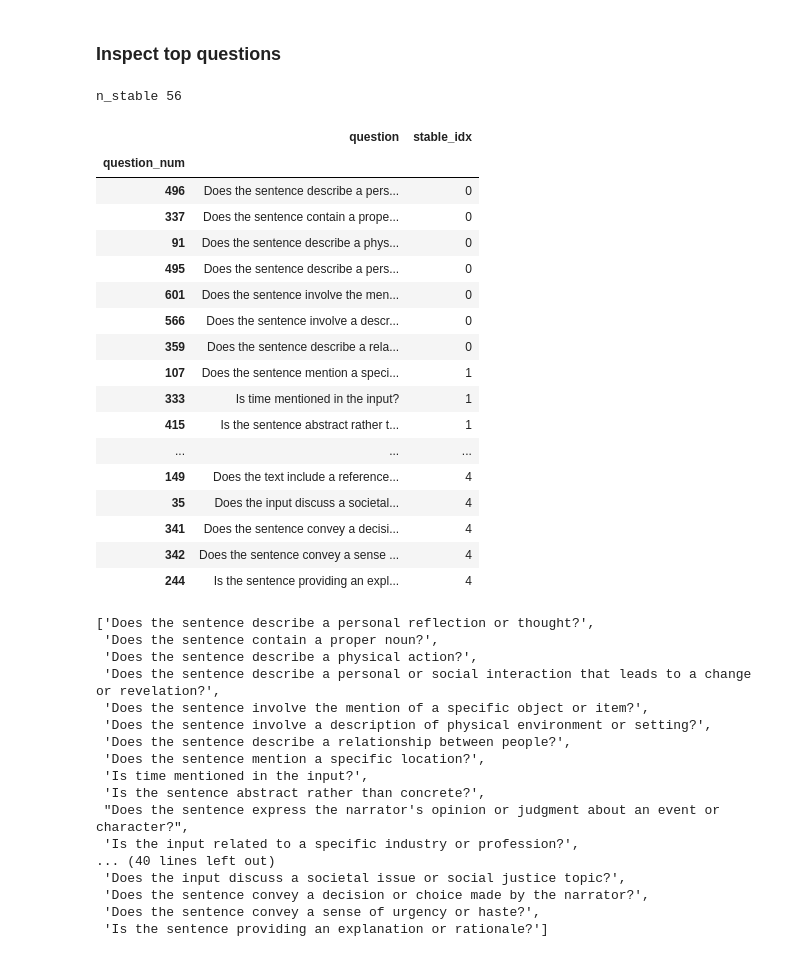
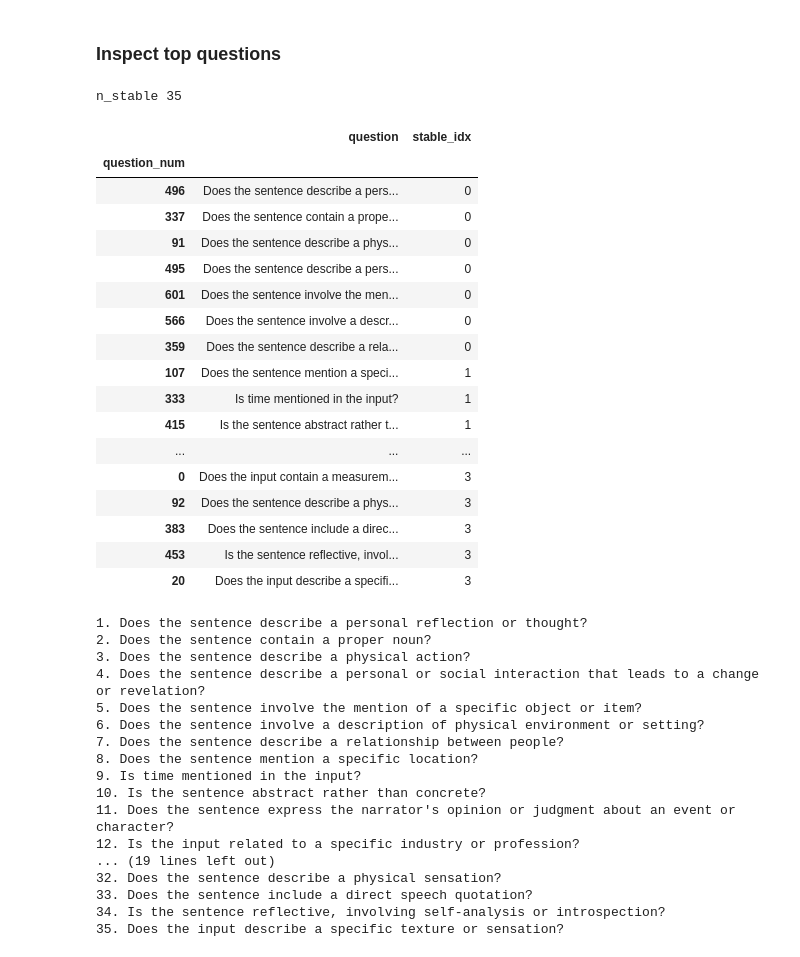
Before and after one commit to csinva/fmri, a Jupyter notebook: notebooks/04_sparse_stable_feats.ipynb, the cells around one changed output. Cells and saved outputs as stored; diff of their text form; code cells hidden in the pictures.

```diff
--- a/notebooks/04_sparse_stable_feats.ipynb
+++ b/notebooks/04_sparse_stable_feats.ipynb
@@ -163,63 +163,66 @@ for i in range(5):
 ### Inspect top questions
 # %%
 questions = np.array(get_merged_questions_v3_boostexamples())
-i_best = 4
+i_best = 3
 # qs_best = sorted(questions[list(coefs_stable_dict.values())[i_best]].tolist())
 # len(qs_best), qs_best
 
 df = pd.DataFrame(questions)
 df.index.name = 'question_num'
 df.rename(columns={0: 'question'}, inplace=True)
 df['stable_idx'] = 10
 coefs_stable_vals = list(coefs_stable_dict.values())
 for i in range(len(coefs_stable_vals) - 1, -1, -1):
     df.loc[coefs_stable_vals[i], 'stable_idx'] = i
 df = df.sort_values(by='stable_idx')
 d_stable = df[df.stable_idx <= i_best]
 print('n_stable', len(d_stable))
 
 # display full questions no truncation
 with pd.option_context('display.max_rows', None, 'display.max_columns', None, 'display.max_colwidth', None):
     display(d_stable)
 
-d_stable.question.values.tolist()
+d_stable_list = d_stable.question.values.tolist()
+# print as numbered list
+for i, q in enumerate(d_stable_list):
+    print(f'{i + 1}. {q}')
 # %% [output]
-n_stable 56
+n_stable 35
 |  | question | stable_idx |
 | question_num |  |  |
 | 496 | Does the sentence describe a pers... | 0 |
 | 337 | Does the sentence contain a prope... | 0 |
 | 91 | Does the sentence describe a phys... | 0 |
 | 495 | Does the sentence describe a pers... | 0 |
 | 601 | Does the sentence involve the men... | 0 |
 | 566 | Does the sentence involve a descr... | 0 |
 | 359 | Does the sentence describe a rela... | 0 |
 | 107 | Does the sentence mention a speci... | 1 |
 | 333 | Is time mentioned in the input? | 1 |
 | 415 | Is the sentence abstract rather t... | 1 |
 | ... | ... | ... |
-| 149 | Does the text include a reference... | 4 |
-| 35 | Does the input discuss a societal... | 4 |
-| 341 | Does the sentence convey a decisi... | 4 |
-| 342 | Does the sentence convey a sense ... | 4 |
-| 244 | Is the sentence providing an expl... | 4 |
+| 0 | Does the input contain a measurem... | 3 |
+| 92 | Does the sentence describe a phys... | 3 |
+| 383 | Does the sentence include a direc... | 3 |
+| 453 | Is the sentence reflective, invol... | 3 |
+| 20 | Does the input describe a specifi... | 3 |
-['Does the sentence describe a personal reflection or thought?',
- 'Does the sentence contain a proper noun?',
- 'Does the sentence describe a physical action?',
- 'Does the sentence describe a personal or social interaction that leads to a change or revelation?',
- 'Does the sentence involve the mention of a specific object or item?',
- 'Does the sentence involve a description of physical environment or setting?',
- 'Does the sentence describe a relationship between people?',
- 'Does the sentence mention a specific location?',
- 'Is time mentioned in the input?',
- 'Is the sentence abstract rather than concrete?',
- "Does the sentence express the narrator's opinion or judgment about an event or character?",
- 'Is the input related to a specific industry or profession?',
-... (40 lines left out)
- 'Does the input discuss a societal issue or social justice topic?',
- 'Does the sentence convey a decision or choice made by the narrator?',
- 'Does the sentence convey a sense of urgency or haste?',
- 'Is the sentence providing an explanation or rationale?']
+1. Does the sentence describe a personal reflection or thought?
+2. Does the sentence contain a proper noun?
+3. Does the sentence describe a physical action?
+4. Does the sentence describe a personal or social interaction that leads to a change or revelation?
+5. Does the sentence involve the mention of a specific object or item?
+6. Does the sentence involve a description of physical environment or setting?
+7. Does the sentence describe a relationship between people?
+8. Does the sentence mention a specific location?
+9. Is time mentioned in the input?
+10. Is the sentence abstract rather than concrete?
+11. Does the sentence express the narrator's opinion or judgment about an event or character?
+12. Is the input related to a specific industry or profession?
+... (19 lines left out)
+32. Does the sentence describe a physical sensation?
+33. Does the sentence include a direct speech quotation?
+34. Is the sentence reflective, involving self-analysis or introspection?
+35. Does the input describe a specific texture or sensation?
 # %%
 # export as string
 s = ''
```
Also changed, not shown: 17 other files.
